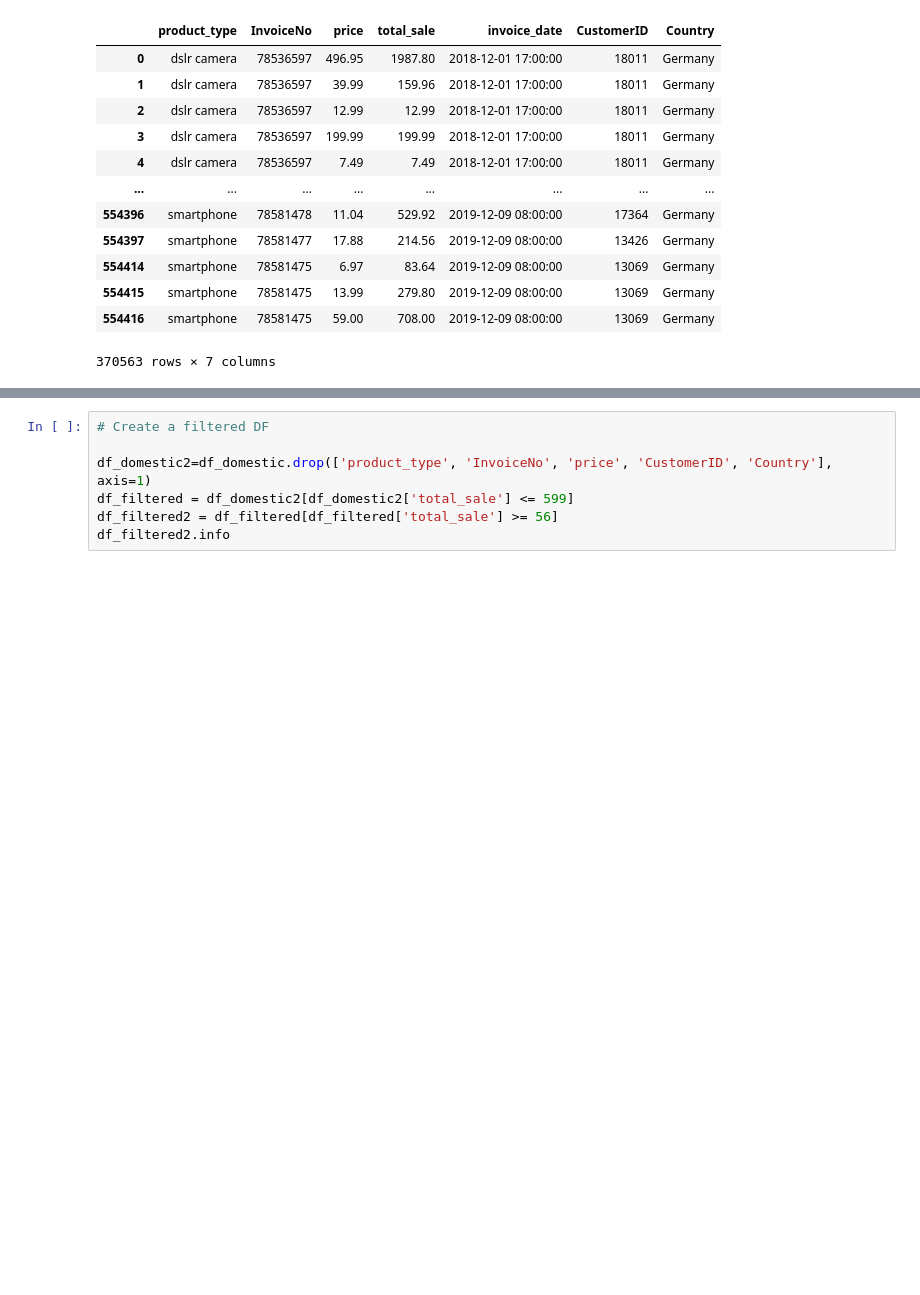
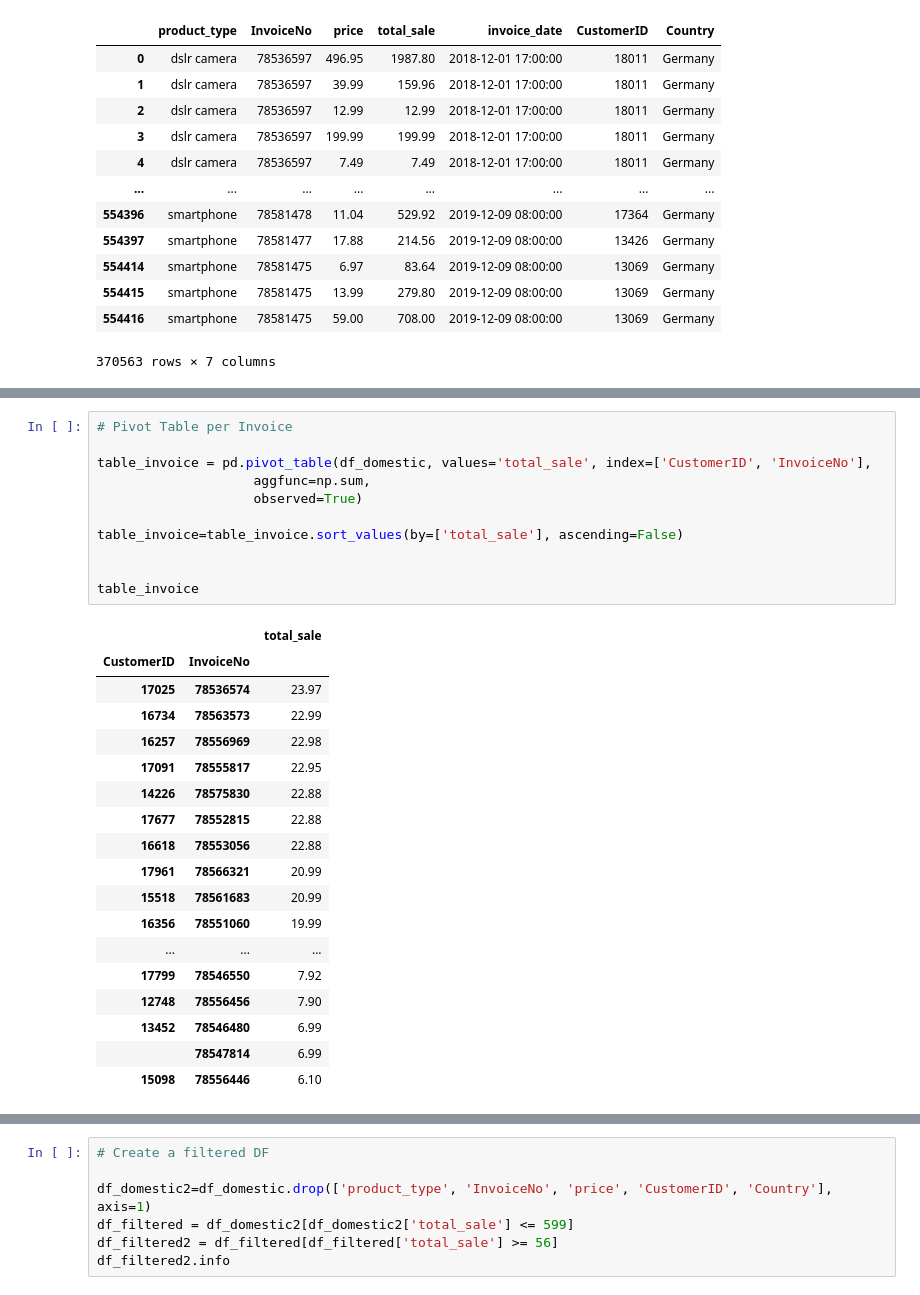
Before and after one commit to Jacopo-Spadon/E-Commerce, a Jupyter notebook: Ecom20tooDE.ipynb, the cells around one changed output, grey strips where cells are left out. Cells and saved outputs as stored; diff of their text form; blank space fills up the shorter version.

```diff
--- a/Ecom20tooDE.ipynb
+++ b/Ecom20tooDE.ipynb
@@ -195,0 +210,30 @@ df_domestic
+# %%
+# Pivot Table per Invoice
+
+table_invoice = pd.pivot_table(df_domestic, values='total_sale', index=['CustomerID', 'InvoiceNo'],
+                    aggfunc=np.sum,
+                    observed=True)
+
+table_invoice=table_invoice.sort_values(by=['total_sale'], ascending=False)
+
+
+table_invoice
+# %% [output]
+|  |  | total_sale |
+| CustomerID | InvoiceNo |  |
+| 17025 | 78536574 | 23.97 |
+| 16734 | 78563573 | 22.99 |
+| 16257 | 78556969 | 22.98 |
+| 17091 | 78555817 | 22.95 |
+| 14226 | 78575830 | 22.88 |
+| 17677 | 78552815 | 22.88 |
+| 16618 | 78553056 | 22.88 |
+| 17961 | 78566321 | 20.99 |
+| 15518 | 78561683 | 20.99 |
+| 16356 | 78551060 | 19.99 |
+| ... | ... | ... |
+| 17799 | 78546550 | 7.92 |
+| 12748 | 78556456 | 7.90 |
+| 13452 | 78546480 | 6.99 |
+|  | 78547814 | 6.99 |
+| 15098 | 78556446 | 6.10 |
```
Also changed, not shown: parts of 8 cells of this notebook.
